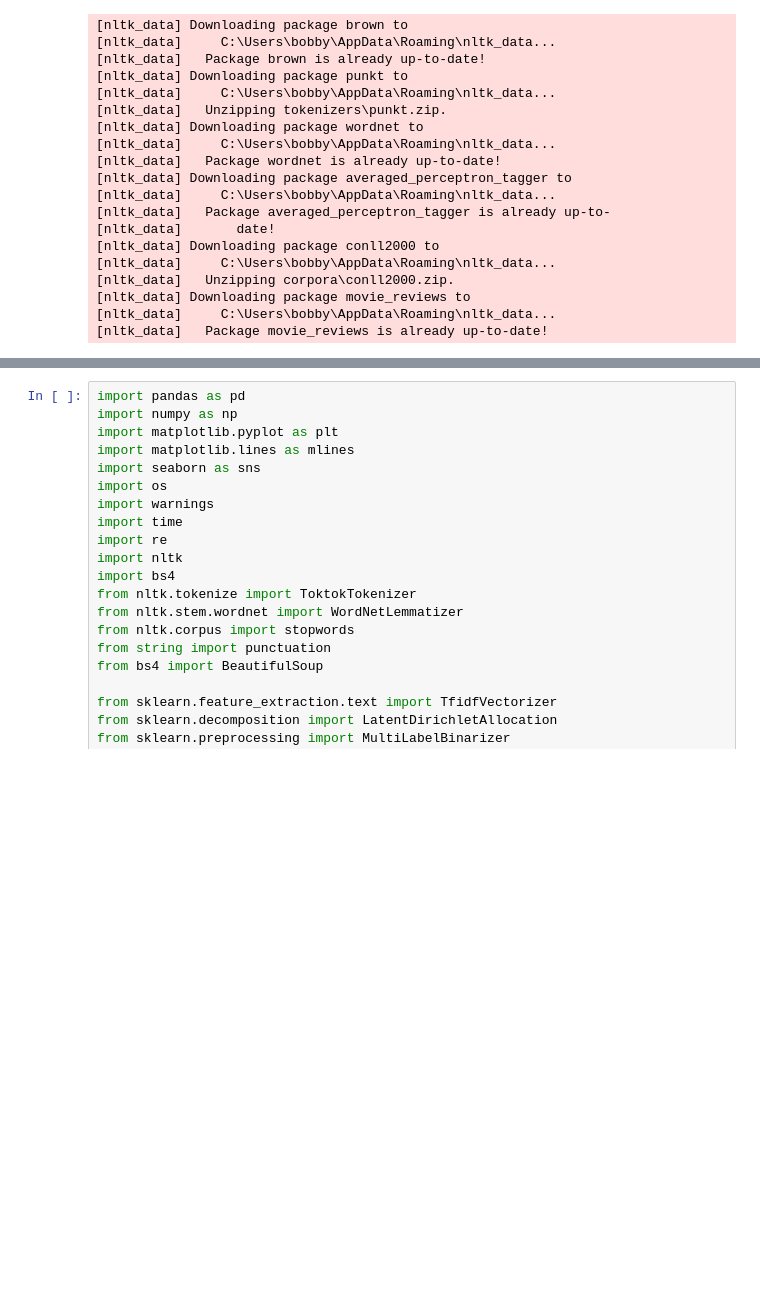
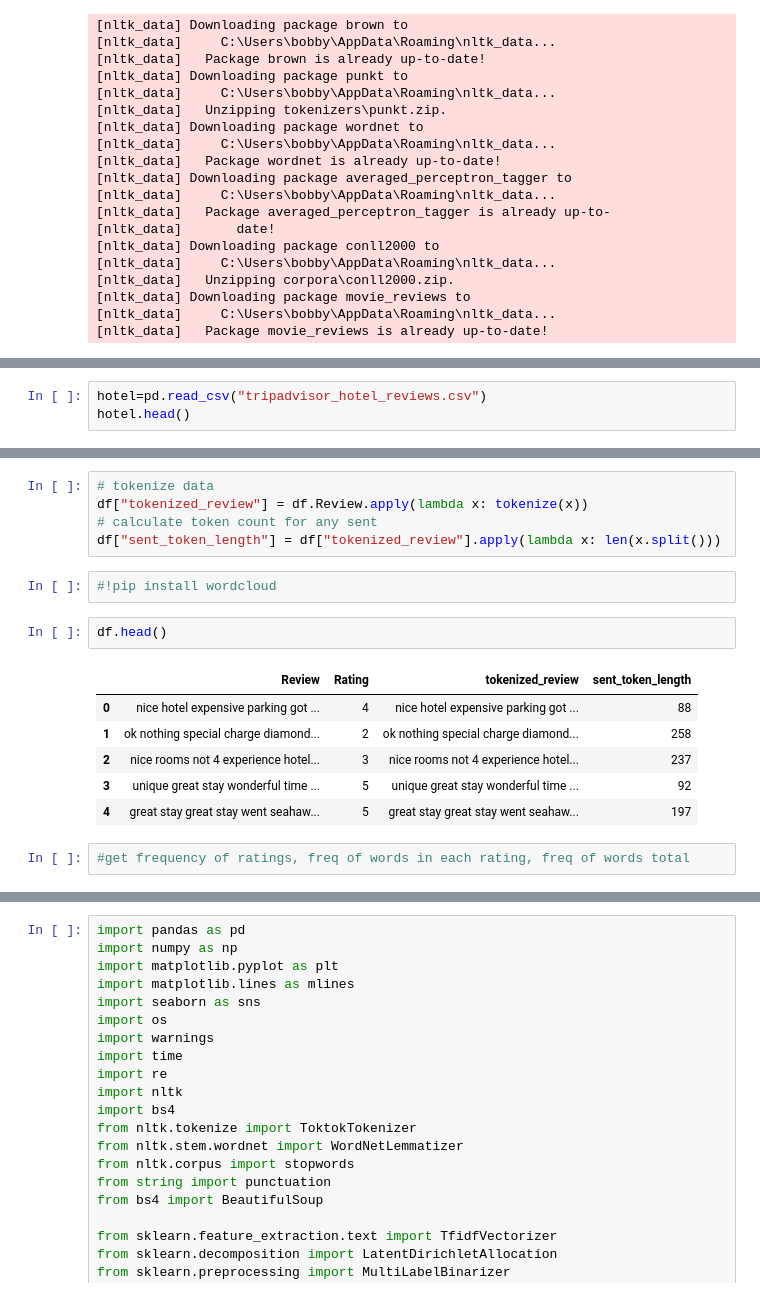
Before and after one commit to RobFaj/NLP_Project2022, a Jupyter notebook: Project Exploration and Analysis.ipynb, the cells around one changed output, grey strips where cells are left out. Saved outputs shown, nothing was run; the diff lists cells and outputs as text; blank space fills up the shorter version.

```diff
--- a/Project Exploration and Analysis.ipynb
+++ b/Project Exploration and Analysis.ipynb
@@ -43,0 +126,3 @@ Finished.
+# %%
+hotel=pd.read_csv("tripadvisor_hotel_reviews.csv")
+hotel.head()
@@ -43,0 +204,18 @@ Finished.
+# %%
+# tokenize data
+df["tokenized_review"] = df.Review.apply(lambda x: tokenize(x))
+# calculate token count for any sent
+df["sent_token_length"] = df["tokenized_review"].apply(lambda x: len(x.split()))
+# %%
+#!pip install wordcloud
+# %%
+df.head()
+# %% [output]
+|  | Review | Rating | tokenized_review | sent_token_length |
+| 0 | nice hotel expensive parking got ... | 4 | nice hotel expensive parking got ... | 88 |
+| 1 | ok nothing special charge diamond... | 2 | ok nothing special charge diamond... | 258 |
+| 2 | nice rooms not 4 experience hotel... | 3 | nice rooms not 4 experience hotel... | 237 |
+| 3 | unique great stay wonderful time ... | 5 | unique great stay wonderful time ... | 92 |
+| 4 | great stay great stay went seahaw... | 5 | great stay great stay went seahaw... | 197 |
+# %%
+#get frequency of ratings, freq of words in each rating, freq of words total
```
Also changed, not shown: parts of 121 cells of this notebook, 1 other file.
